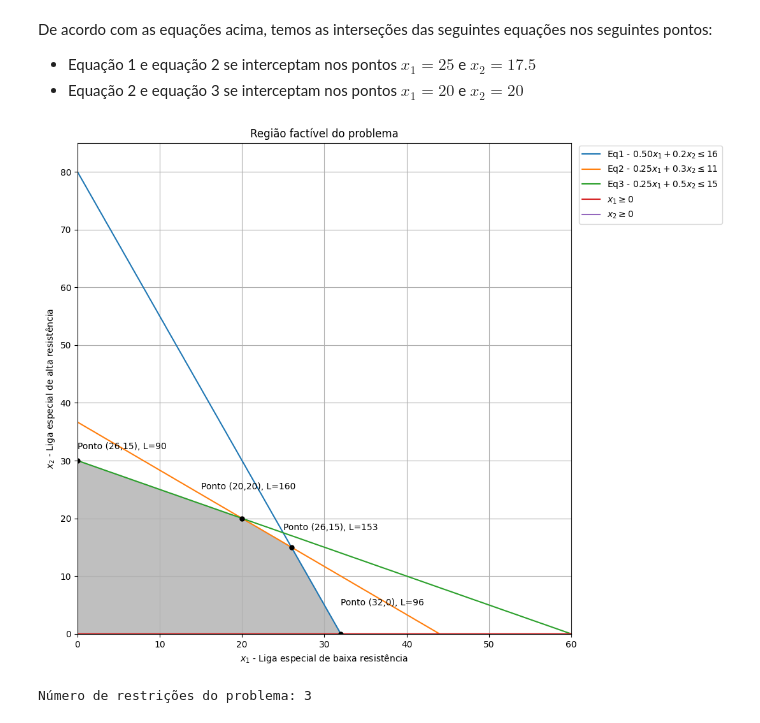
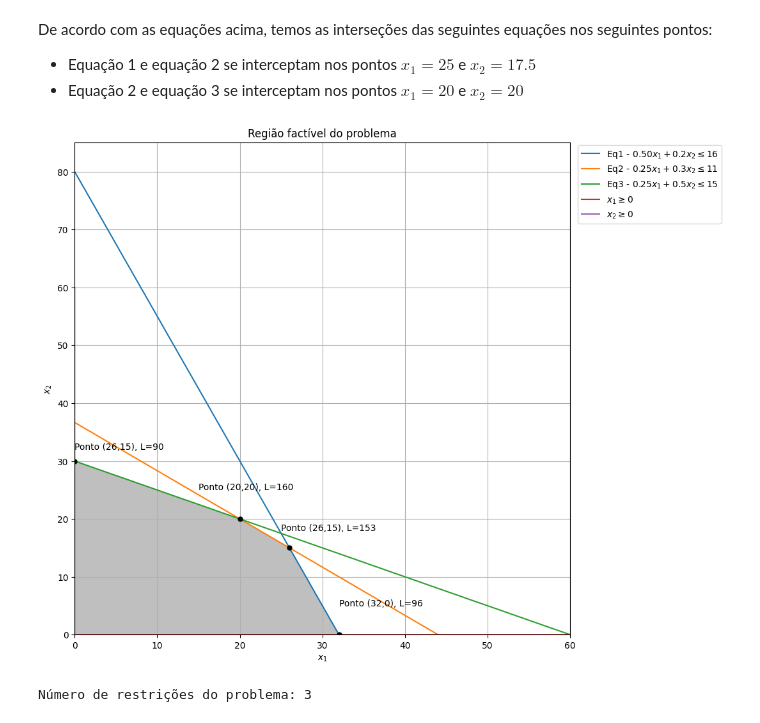
Before and after one commit to michelmf/or-tools, a Jupyter notebook: examples/example1.ipynb, the cells around one changed output. Drawn from its saved outputs; the diff is of its cells as text; code cells hidden in the pictures.

```diff
--- a/examples/example1.ipynb
+++ b/examples/example1.ipynb
@@ -51,36 +51,36 @@ plt.plot(x, r2, label='Eq2 - $0.25x_1 + 0.3x_2 \leq 11$')
 plt.plot(x, r3, label='Eq3 - $0.25x_1 + 0.5x_2 \leq 15$')
 plt.plot(x, r4, label='$x_1 \geq 0$')
 plt.plot(r4, r5, label='$x_2 \geq 0$')
 
 # Preenchimento da região factível
 fr1 = np.minimum(r2, r3)
 fr2 = np.minimum(r1, fr1)
 plt.fill_between(x, fr2, r4, where=(fr2<=fr1), color='grey', alpha=0.5, interpolate=True)
 
 # Marcando pontos extremos e lucro
 plt.text(15,25,'Ponto (20,20), L=160')
 plt.plot(20,20,marker='o',markersize=5, color='k')
 
 plt.text(25,18,'Ponto (26,15), L=153')
 plt.plot(26,15,marker='o',markersize=5, color='k')
 
 plt.text(32,5,'Ponto (32,0), L=96')
 plt.plot(32,0,marker='o',markersize=5, color='k')
 
 plt.text(0,32,'Ponto (26,15), L=90')
 plt.plot(0,30,marker='o',markersize=5, color='k')
 
 # Limites de regiões
 plt.xlim(0, max(x))
 plt.ylim(0, 85)
 plt.title('Região factível do problema')
-plt.xlabel('$x_1$ - Liga especial de baixa resistência')
-plt.ylabel('$x_2$ - Liga especial de alta resistência')
+plt.xlabel('$x_1$')
+plt.ylabel('$x_2$')
 plt.legend(bbox_to_anchor=(1.01, 1), loc=2, borderaxespad=0.3)
 plt.grid()
 plt.show()
 # %% [output]
-[figure, old version]
+[figure, new version]
 # %%
 # Solver de LP baseado no glop
 solver = pywraplp.Solver.CreateSolver('GLOP')
```
